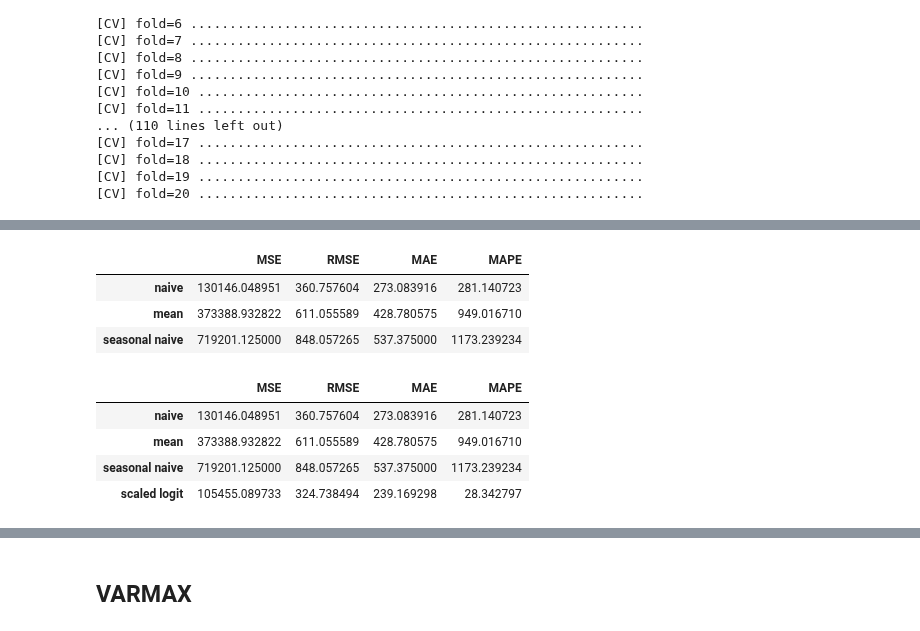
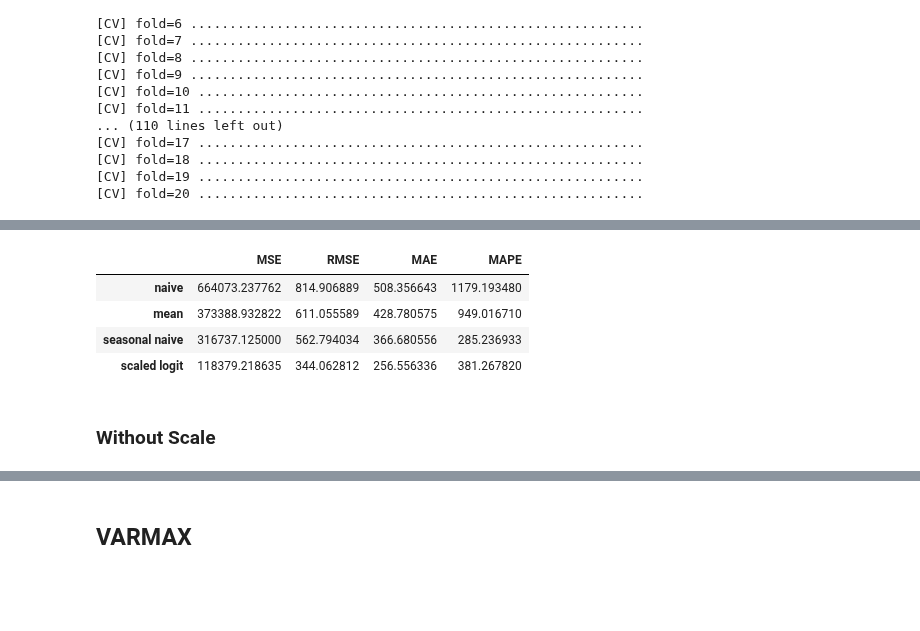
Before and after one commit to worldbank/pacific-observatory, a Jupyter notebook: scripts/notebooks/Tourism/modelling/solomon_islands.ipynb, the cells around one changed output, grey strips where cells are left out. Cells and saved outputs as stored; diff of their text form; code cells hidden in the pictures; blank space fills up the shorter version.

```diff
--- a/scripts/notebooks/Tourism/modelling/solomon_islands.ipynb
+++ b/scripts/notebooks/Tourism/modelling/solomon_islands.ipynb
@@ -27,5 +27,6 @@ solomon_folder = data_folder + "/solomon/intermediate/"
 solomon_monthly = [solomon_folder + file for file in os.listdir(solomon_folder) if "month" in file]
 # %%
 solomon = (pd.read_csv(solomon_monthly[0])
-           .drop(["Unnamed: 0", "Total"], axis=1))
-solomon = solomon.melt(id_vars="Year")
+           .drop(["Unnamed: 0"], axis=1))
+solomon["date"] = pd.to_datetime(solomon["date"])
+solomon.head(5)
@@ -32,10 +39,0 @@ solomon = solomon.melt(id_vars="Year")
-# %%
-solomon["month"] = [datetime.strptime(
-    str(mon), '%B').month for mon in solomon.variable]
-
-solomon = (solomon.sort_values(["Year", "month"])
-           .reset_index().drop(["index", "variable"], axis=1)
-           .rename({"value": "total"}, axis=1))
-solomon["date"] = [str(year) + "-" + str(month) for year, month in zip(solomon.Year, solomon.month)]
-solomon["date"] = pd.to_datetime(solomon["date"])
-solomon.head(5)
@@ -144,6 +156,6 @@ get_adf_df(solomon, ["total"])
 # %%
 sb = SARIMAXPipeline(data=solomon, y_var="total",
-                     exog_var=["covid", "stringency_index", "solomon_islands_travel"], transform_method="scaledlogit",
+                     exog_var=["stringency_index", "solomon_islands_travel"], transform_method="scaledlogit",
                      training_ratio=1)
 # %% [output]
 training size : 144, testing size : 0
@@ -346,29 +356,15 @@ Text(0.5, 1.0, "Solomon Islands' Visitor Arrivals")
-# %%
-naive_pred = naive_method(solomon["total"])
-mean_pred = mean_method(solomon["total"])
-snaive_pred = seasonal_naive_method(solomon["total"])
-
-benchmark = pd.DataFrame()
-for idx, pred in enumerate([naive_pred, mean_pred, snaive_pred]):
-    metrics = calculate_evaluation(solomon["total"], pred)
-    metrics_df = pd.DataFrame(metrics, index=[idx])
-    benchmark = pd.concat([benchmark, metrics_df], axis=0)
-
-benchmark.index = ["naive", "mean", "seasonal naive"]
-benchmark
-# %% [output]
-|  | MSE | RMSE | MAE | MAPE |
-| naive | 130146.048951 | 360.757604 | 273.083916 | 281.140723 |
-| mean | 373388.932822 | 611.055589 | 428.780575 | 949.016710 |
-| seasonal naive | 719201.125000 | 848.057265 | 537.375000 | 1173.239234 |
 # %%
-sl_eval = pd.DataFrame(calculate_evaluation(solomon["total"], best_ss_mod["mean"]), index=["scaled logit"])
+sl_eval = pd.DataFrame(calculate_evaluation(
+    solomon["total"], best_ss_mod["mean"]), index=["scaled logit"])
 mod_eval = pd.concat([benchmark, sl_eval], axis=0)
-mod_eval.to_csv(data_folder+"/solomon/model/si_utsa_eval.csv", encoding="utf-8")
+mod_eval.to_csv(data_folder+"/solomon/model/si_utsa_eval.csv",
+                encoding="utf-8")
 mod_eval
 # %% [output]
 |  | MSE | RMSE | MAE | MAPE |
-| naive | 130146.048951 | 360.757604 | 273.083916 | 281.140723 |
+| naive | 664073.237762 | 814.906889 | 508.356643 | 1179.193480 |
 | mean | 373388.932822 | 611.055589 | 428.780575 | 949.016710 |
-| seasonal naive | 719201.125000 | 848.057265 | 537.375000 | 1173.239234 |
-| scaled logit | 105455.089733 | 324.738494 | 239.169298 | 28.342797 |
+| seasonal naive | 316737.125000 | 562.794034 | 366.680556 | 285.236933 |
+| scaled logit | 118379.218635 | 344.062812 | 256.556336 | 381.267820 |
+# %% [markdown]
+### Without Scale
```
Also changed, not shown: parts of 19 cells of this notebook, 12 other files.
